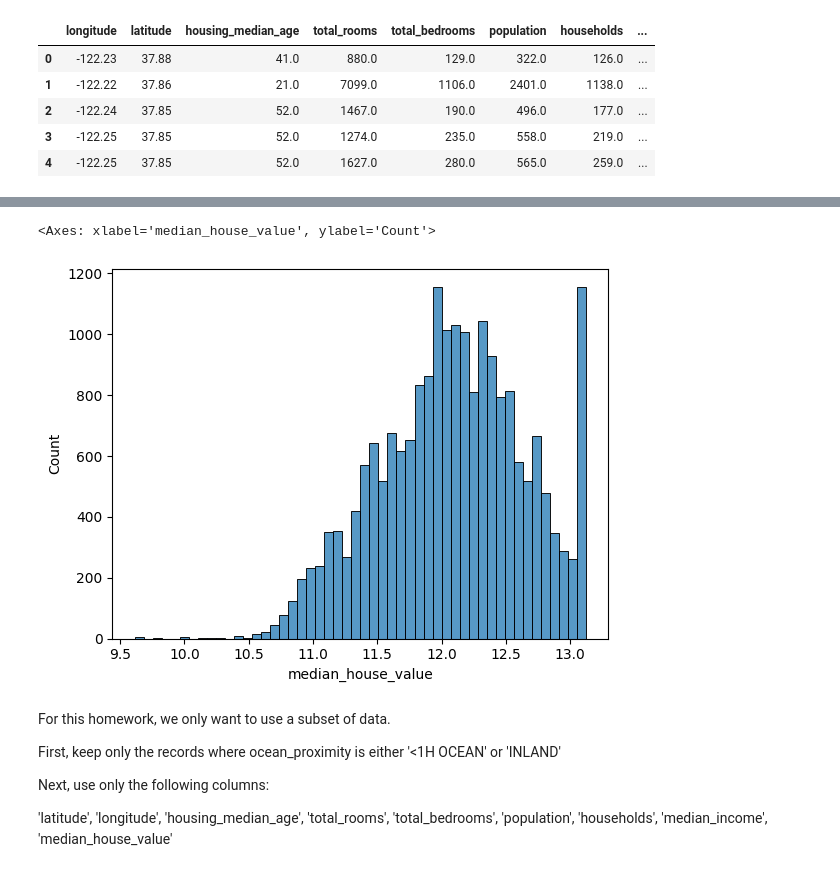
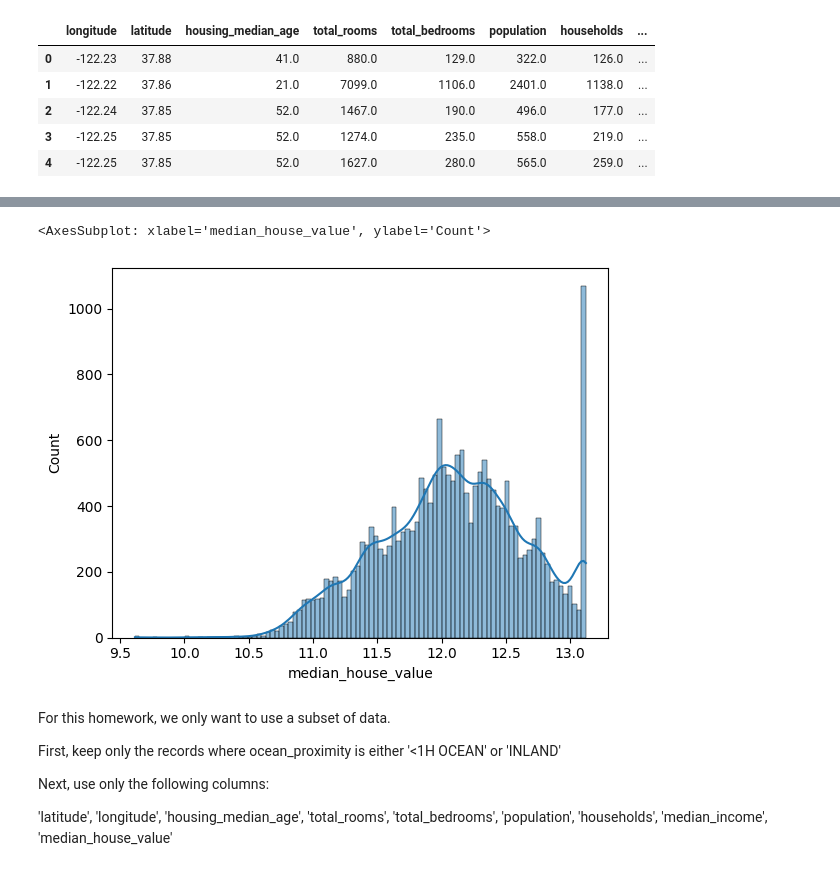
Before and after one commit to mishi-sarfraz/mlzoom_camp, a Jupyter notebook: 2023/assignement2.ipynb, the cells around one changed output, grey strips where cells are left out. Cells and saved outputs as stored; diff of their text form; code cells hidden in the pictures.

```diff
--- a/2023/assignement2.ipynb
+++ b/2023/assignement2.ipynb
@@ -9,7 +24,7 @@ Saved under housing (1).csv
 # %%
 #  load the data
 import pandas as pd
-dfHouse=pd.read_csv('housing-1.csv')
+dfHouse=pd.read_csv('housing.csv')
 # %%
 dfHouse.head()
 # %% [output]
@@ -54,10 +76,10 @@ sns.histplot(dfHouse.median_house_value[dfHouse.median_house_value<450000],bins=
 import numpy as np
 price_log=np.log1p(dfHouse.median_house_value)
 # %%
-sns.histplot(price_log,bins=50)
+sns.histplot(price_log,bins=100,kde=True)
 # %% [output]
-<Axes: xlabel='median_house_value', ylabel='Count'>
+<AxesSubplot: xlabel='median_house_value', ylabel='Count'>
-[figure, old version]
+[figure, new version]
 # %% [markdown]
 For this homework, we only want to use a subset of data.
 
```
Also changed, not shown: parts of 30 cells of this notebook.
